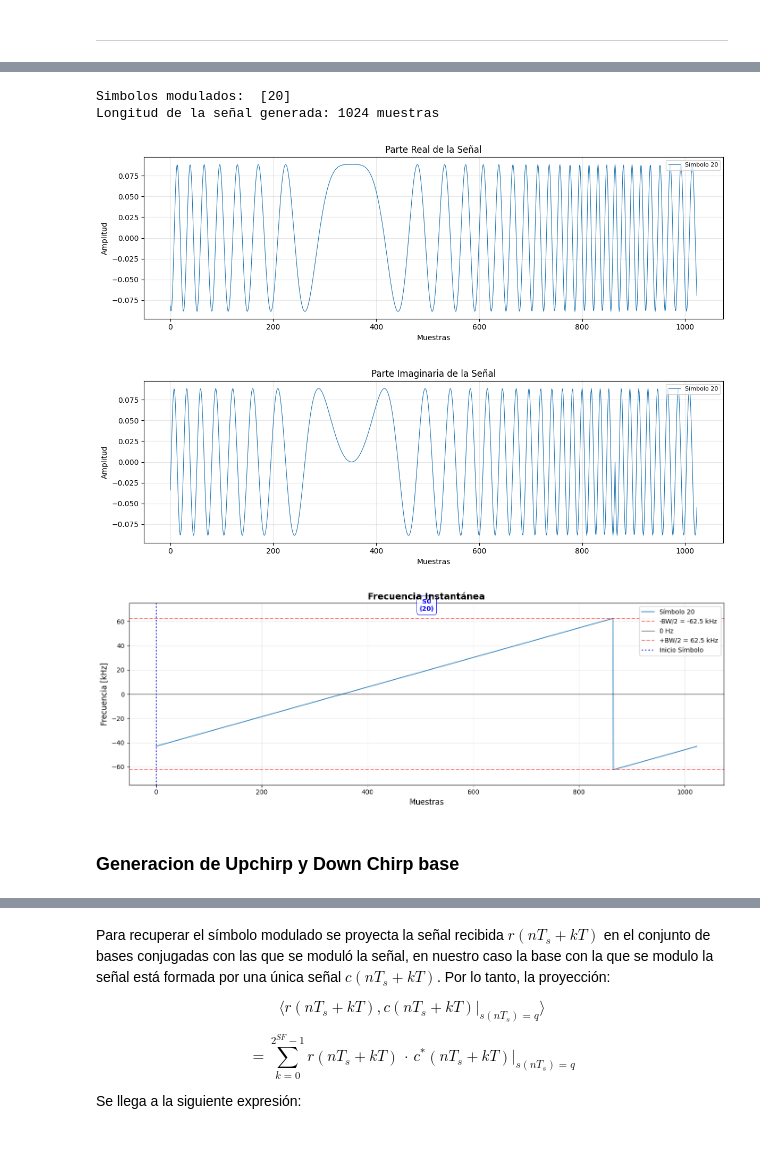
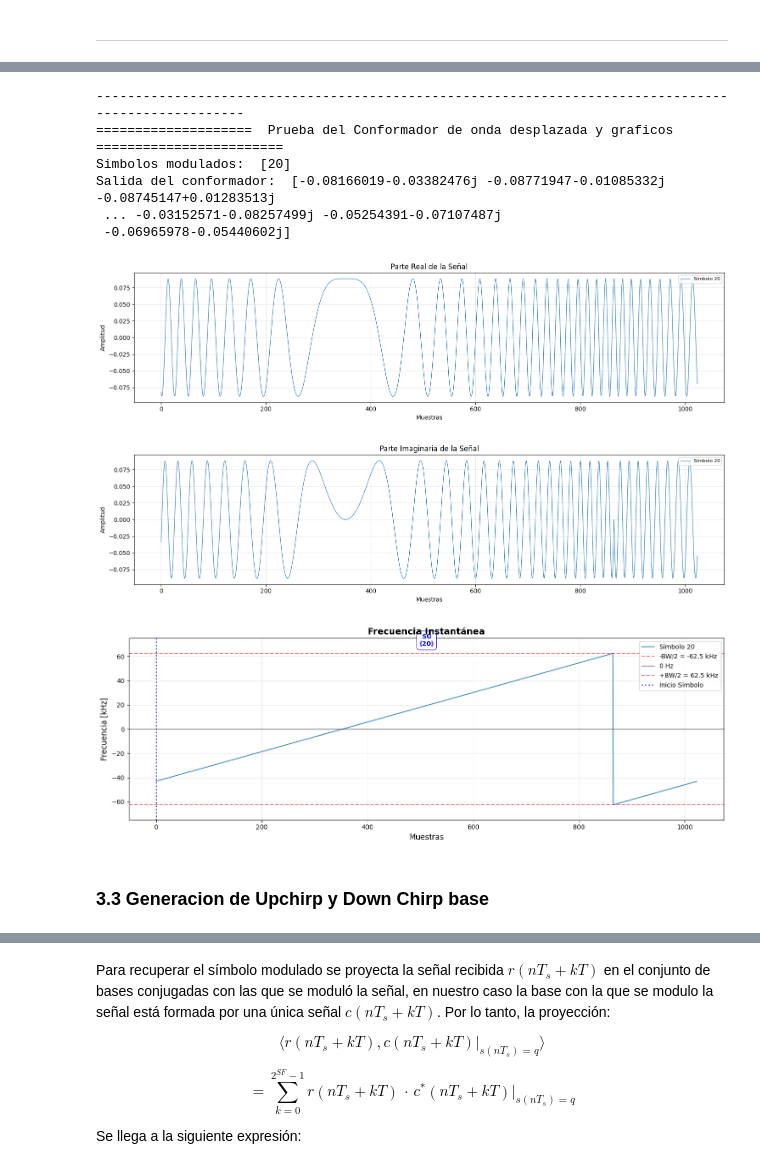
Before and after one commit to nicopinera/com-dig, a Jupyter notebook: Entregas/04Entrega.ipynb, the cells around one changed output, grey strips where cells are left out. Cells and saved outputs as stored; diff of their text form; code cells hidden in the pictures.

```diff
--- a/Entregas/04Entrega.ipynb
+++ b/Entregas/04Entrega.ipynb
@@ -449,7 +412,7 @@ def waveform_former_desplazada(simbolos, SF, BW, osf=1, tipo='upchirp'):
     else:
       raise ValueError('Elija entre upchirp o downchirp')
 
-    base_chirp = np.exp(1j * 2 * np.pi * exponente)  # Genero el chirp base
+    base_chirp =(1 / np.sqrt(M)) * np.exp(1j * 2 * np.pi * exponente)  # Genero el chirp base
 
     # Creo la forma de onda con ceros
     waveform = np.zeros(num_simbolos * N_samples, dtype=complex)
@@ -458,7 +421,6 @@ def waveform_former_desplazada(simbolos, SF, BW, osf=1, tipo='upchirp'):
     for idx, s in enumerate(simbolos): # Recorremos lo simbolos del vector y sus indices
         cambio_shift = int(round(s * osf)) # Calculo cuantos muestras debo desplazar
         chirp = np.roll(base_chirp, -cambio_shift) # Con esto desplazamos las posiciones, con np.roll OPERACION MOD 2**SF no explicita
-        chirp = chirp / np.sqrt(M) #Normalizamos energia
         waveform[idx * N_samples : (idx + 1) * N_samples] = chirp  #Guardo los chirps para cada simbolo
 
 
@@ -475,8 +437,8 @@ A continuación, se definen funciones para graficar las señales moduladas.
 # %%
-def graficar_parte_real(waveform, titulo="Parte Real de la Señal", SF=None, osf=1, simbolos=None):
+def graficar_parte_real(waveform, SF=None, osf=1, simbolos=None):
     muestras = np.arange(len(waveform))
 
-    plt.figure(figsize=(12, 4))
+    plt.figure(figsize=(15, 4))
 
     # Si tenemos información de símbolos, graficar cada uno con diferente color
     if SF is not None and osf is not None:
@@ -509,15 +471,15 @@ def graficar_parte_real(waveform, titulo="Parte Real de la Señal", SF=None, osf
 
     plt.ylabel('Amplitud')
     plt.xlabel('Muestras')
-    plt.title(titulo)
+    plt.title("Parte Real de la Señal")
     plt.grid(True, alpha=0.3)
     plt.tight_layout()
     plt.show()
 # %%
-def graficar_parte_imaginaria(waveform, titulo="Parte Imaginaria de la Señal", SF=None, osf=1, simbolos=None):
+def graficar_parte_imaginaria(waveform, SF=None, osf=1, simbolos=None):
     muestras = np.arange(len(waveform))
 
-    plt.figure(figsize=(12, 4))
+    plt.figure(figsize=(15, 4))
 
     # Si tenemos información de símbolos, graficar cada uno con diferente color
     if SF is not None and osf is not None:
@@ -550,7 +512,7 @@ def graficar_parte_imaginaria(waveform, titulo="Parte Imaginaria de la Señal",
 
     plt.ylabel('Amplitud')
     plt.xlabel('Muestras')
-    plt.title(titulo)
+    plt.title("Parte Imaginaria de la Señal")
     plt.grid(True, alpha=0.3)
     plt.tight_layout()
     plt.show()
@@ -673,5 +602,5 @@ def plot_lora_frequency_chirps(simbolos, SF=8, B=125e3):
 # %%
-def graficar_frecuencia_instantanea_desplazada(freq_inst, BW, SF, osf=1, simbolos=None, titulo="Frecuencia Instantánea"):
+def graficar_frecuencia_instantanea_desplazada(freq_inst, BW, SF, osf=1, simbolos=None):
 
     M = 2**SF
     N_samples = M * osf
@@ -701,7 +630,7 @@ def graficar_frecuencia_instantanea_desplazada(freq_inst, BW, SF, osf=1, simbolo
 
     plt.ylabel('Frecuencia [kHz]', fontsize=12)
     plt.xlabel('Muestras', fontsize=12)
-    plt.title(titulo, fontsize=14, weight='bold')
+    plt.title("Frecuencia Instantánea", fontsize=14, weight='bold')
     plt.grid(True, alpha=0.3)
 
     # Dibujamos Lineas Horizontales de Referencia
@@ -771,16 +709,25 @@ Longitud de la señal generada: 1024 muestras
 # %%
+print("----"*25)
+print("="*20," Prueba del Conformador de onda desplazada y graficos ","="*24)
+
 simbolos_test = [20]
 waveform, freq_inst= waveform_former_desplazada(simbolos_test, SF, B, osf=8)
+
 print("Simbolos modulados: ", simbolos_test)
-print(f"Longitud de la señal generada: {len(waveform)} muestras")
-graficar_parte_real(waveform, titulo="Parte Real de la Señal", SF=SF, osf=8, simbolos=simbolos_test)
-graficar_parte_imaginaria(waveform, titulo="Parte Imaginaria de la Señal", SF=SF, osf=8, simbolos=simbolos_test)
+print("Salida del conformador: ", waveform)
+
+graficar_parte_real(waveform, SF=SF, osf=8, simbolos=simbolos_test)
+graficar_parte_imaginaria(waveform, SF=SF, osf=8, simbolos=simbolos_test)
 graficar_frecuencia_instantanea_desplazada(freq_inst, B, SF, osf = 8, simbolos = simbolos_test)
 # %% [output]
+----------------------------------------------------------------------------------------------------
+====================  Prueba del Conformador de onda desplazada y graficos  ========================
 Simbolos modulados:  [20]
-Longitud de la señal generada: 1024 muestras
+Salida del conformador:  [-0.08166019-0.03382476j -0.08771947-0.01085332j -0.08745147+0.01283513j
+ ... -0.03152571-0.08257499j -0.05254391-0.07107487j
+ -0.06965978-0.05440602j]
-[figure, old version]
+[figure, new version]
-[figure, old version]
+[figure, new version]
 [figure]
 # %% [markdown]
-### Generacion de Upchirp y Down Chirp base
+### 3.3 Generacion de Upchirp y Down Chirp base
```
Also changed, not shown: parts of 68 cells of this notebook.
